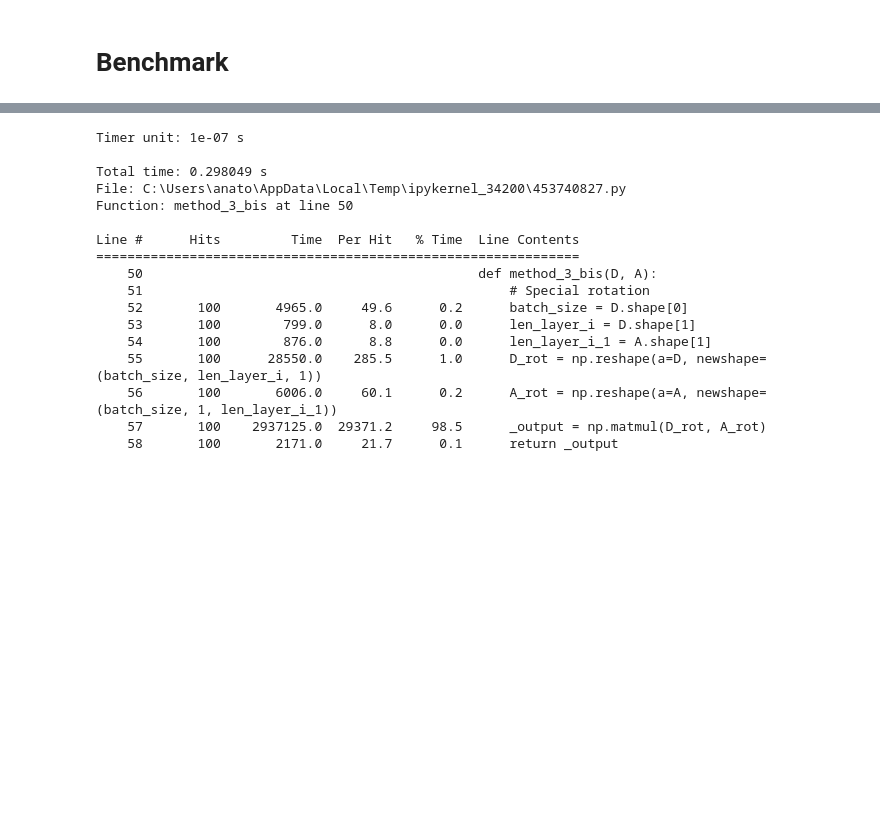
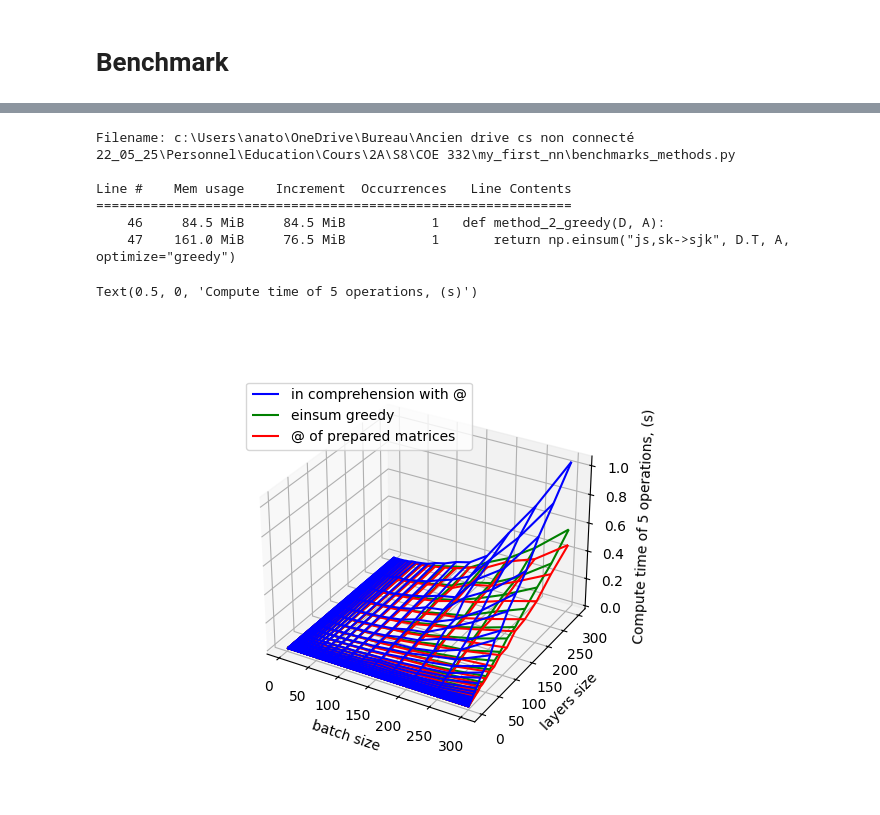
Before and after one commit to lucasabuela/my_first_nn, a Jupyter notebook: research.ipynb, the cells around one changed output, grey strips where cells are left out. Drawn from its saved outputs; the diff is of its cells as text; code cells hidden in the pictures; blank space fills up the shorter version.

Commit message:
Stable version before vectorizing in batch cost_gradient_one_example

```diff
--- a/research.ipynb
+++ b/research.ipynb
@@ -364,23 +354,17 @@ Pointwise multiplication of previously padded matrices 12.655822100001387
 # %%
-%lprun -f method_3_bis _time_taken = timeit(stmt="method_3_bis(D, A)", number=100, globals=globals())
+from benchmarks_methods import method_3_bis, method_1, method_4, method_2_greedy
+_layer_size = 100
+_batch_size = 1000
+A = np.random.rand(_batch_size, _layer_size)
+D = np.random.rand(_batch_size, _layer_size)
+%mprun -f method_2_greedy _time_taken = timeit(stmt="method_2_greedy(D, A)", number=1, globals=globals())
 # %% [output]
-Timer unit: 1e-07 s
+Filename: c:\Users\anato\OneDrive\Bureau\Ancien drive cs non connecté 22_05_25\Personnel\Education\Cours\2A\S8\COE 332\my_first_nn\benchmarks_methods.py
 
-Total time: 0.298049 s
-File: C:\Users\anato\AppData\Local\Temp\ipykernel_34200\453740827.py
-Function: method_3_bis at line 50
-
-Line #      Hits         Time  Per Hit   % Time  Line Contents
-==============================================================
-    50                                           def method_3_bis(D, A):
-    51                                               # Special rotation
-    52       100       4965.0     49.6      0.2      batch_size = D.shape[0]
-    53       100        799.0      8.0      0.0      len_layer_i = D.shape[1]
-    54       100        876.0      8.8      0.0      len_layer_i_1 = A.shape[1]
-    55       100      28550.0    285.5      1.0      D_rot = np.reshape(a=D, newshape=(batch_size, len_layer_i, 1))
-    56       100       6006.0     60.1      0.2      A_rot = np.reshape(a=A, newshape=(batch_size, 1, len_layer_i_1))
-    57       100    2937125.0  29371.2     98.5      _output = np.matmul(D_rot, A_rot)
-    58       100       2171.0     21.7      0.1      return _output
+Line #    Mem usage    Increment  Occurrences   Line Contents
+=============================================================
+    46     84.5 MiB     84.5 MiB           1   def method_2_greedy(D, A):
+    47    161.0 MiB     76.5 MiB           1       return np.einsum("js,sk->sjk", D.T, A, optimize="greedy")
 # %%
 D = np.array([[1, 4], [2, 5], [3, 6]])
 
@@ -409,8 +393,32 @@ print(timeit(stmt='add_dim_meth_2(M=M_test)', number=1000, globals=globals()))
 # Bon, le gain reste négligeable devant les différences entre méthodes de calcul
 # du produit.
 # %%
-batch_sizes = [10, 100, 1000, 10000]
-times_taken_naive = []
+batch_sizes = np.trunc(np.geomspace(1, 300, num=30)).astype(int)
+layer_sizes = np.trunc(np.geomspace(1, 300, num=30)).astype(int)
+times_taken_in_comprehension_with_matmul = []
 times_taken_einsum_greedy = []
-for batch_size in batch_sizes:
-    times_taken_naive.append(timeit(stmt="", number=10000))
+times_taken_matmul_of_prepared_matrices = []
+number = 5
+for batch_size in tqdm.tqdm(batch_sizes):
+    for layer_size in layer_sizes:
+        D = np.random.rand(batch_size, layer_size)
+        A = np.random.rand(batch_size, layer_size)
+        times_taken_in_comprehension_with_matmul.append(timeit(stmt="method_1(D, A)", number=number, globals=globals()))
+        times_taken_einsum_greedy.append(timeit(stmt="method_2_greedy(D, A)", number=number, globals=globals()))
+        times_taken_matmul_of_prepared_matrices.append(timeit(stmt="method_3_bis(D, A)", number=number, globals=globals()))
+times_taken_in_comprehension_with_matmul = np.array(times_taken_in_comprehension_with_matmul).reshape(len(layer_sizes), len(batch_sizes))
+times_taken_einsum_greedy = np.array(times_taken_einsum_greedy).reshape(len(batch_sizes), len(layer_sizes))
+times_taken_matmul_of_prepared_matrices = np.array(times_taken_matmul_of_prepared_matrices).reshape(len(batch_sizes), len(layer_sizes))
+# %%
+fig, ax = plt.subplots(subplot_kw={"projection": "3d"})
+B, L = np.meshgrid(batch_sizes, layer_sizes)
+ax.plot_wireframe(B, L, times_taken_in_comprehension_with_matmul, color="blue", label="in comprehension with @", axlim_clip=True)
+ax.plot_wireframe(B, L, times_taken_einsum_greedy, color="green", label="einsum greedy", axlim_clip=True)
+ax.plot_wireframe(B, L, times_taken_matmul_of_prepared_matrices, color="red", label="@ of prepared matrices", axlim_clip=True)
+ax.legend(loc="upper left")
+ax.set_xlabel(xlabel="batch size")
+ax.set_ylabel(ylabel="layers size")
+ax.set_zlabel(zlabel="Compute time of 5 operations, (s)")
+# %% [output]
+Text(0.5, 0, 'Compute time of 5 operations, (s)')
+[figure, added]
```
Also changed, not shown: parts of 8 cells of this notebook, 2 other files.
